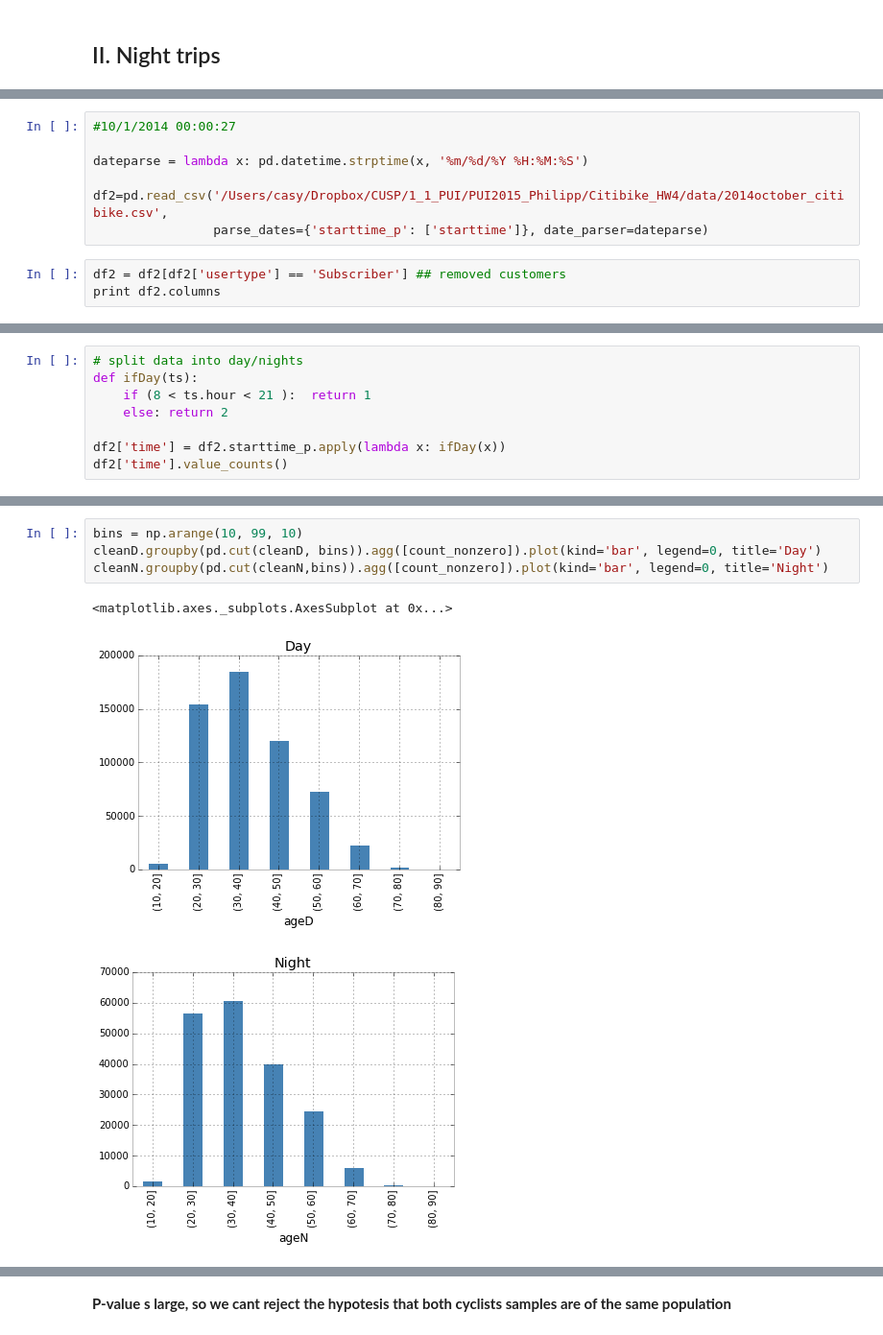
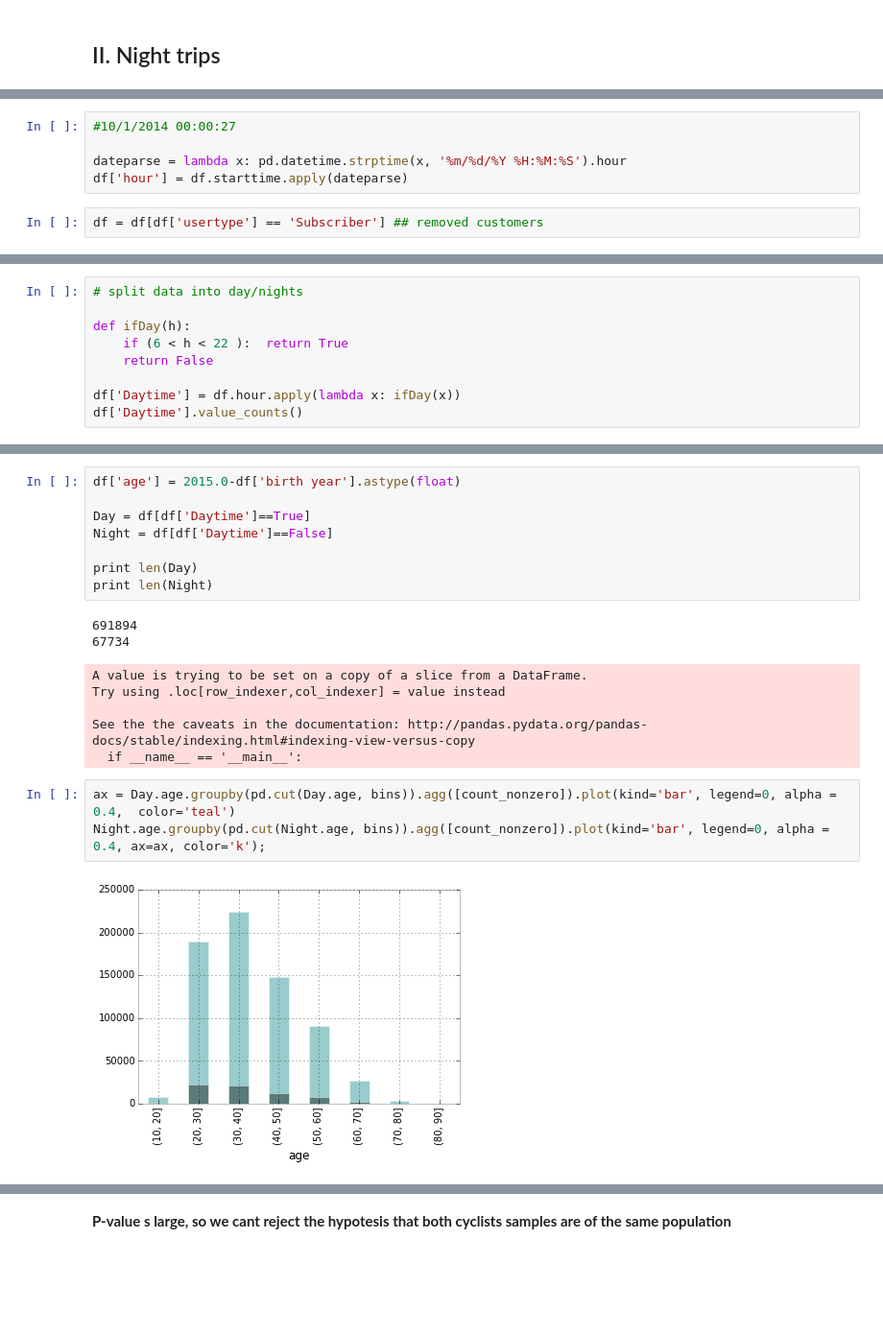
Before and after one commit to Casyfill/PUI2015_Philipp, a Jupyter notebook: Citibike_HW4/citibikes_compare_distributions.ipynb, the cells around one changed output, grey strips where cells are left out. Shown: that part at 96% size. Saved outputs shown, nothing was run; the diff lists cells and outputs as text; blank space fills up the shorter version.

```diff
--- a/Citibike_HW4/citibikes_compare_distributions.ipynb
+++ b/Citibike_HW4/citibikes_compare_distributions.ipynb
@@ -165,10 +219,7 @@ df['mystarttime'].dt.hour
 # %%
 #10/1/2014 00:00:27
 
-dateparse = lambda x: pd.datetime.strptime(x, '%m/%d/%Y %H:%M:%S')
-
-df2=pd.read_csv('/Users/casy/Dropbox/CUSP/1_1_PUI/PUI2015_Philipp/Citibike_HW4/data/2014october_citibike.csv',
-                parse_dates={'starttime_p': ['starttime']}, date_parser=dateparse)
+dateparse = lambda x: pd.datetime.strptime(x, '%m/%d/%Y %H:%M:%S').hour
+df['hour'] = df.starttime.apply(dateparse)
 # %%
-df2 = df2[df2['usertype'] == 'Subscriber'] ## removed customers
-print df2.columns
+df = df[df['usertype'] == 'Subscriber'] ## removed customers
@@ -192,9 +226,10 @@ dtype: int64
 # %%
 # split data into day/nights
-def ifDay(ts):
-    if (8 < ts.hour < 21 ):  return 1
-    else: return 2
 
-df2['time'] = df2.starttime_p.apply(lambda x: ifDay(x))
-df2['time'].value_counts()
+def ifDay(h):
+    if (6 < h < 22 ):  return True
+    return False
+
+df['Daytime'] = df.hour.apply(lambda x: ifDay(x))
+df['Daytime'].value_counts()
 # %% [output]
@@ -210,9 +243,22 @@ cleanD = df2['ageD'].dropna()
+# %%
+df['age'] = 2015.0-df['birth year'].astype(float)
+
+Day = df[df['Daytime']==True]
+Night = df[df['Daytime']==False]
+
+print len(Day)
+print len(Night)
+# %% [output]
+691894
+67734
+A value is trying to be set on a copy of a slice from a DataFrame.
+Try using .loc[row_indexer,col_indexer] = value instead
+
+See the the caveats in the documentation: http://pandas.pydata.org/pandas-docs/stable/indexing.html#indexing-view-versus-copy
+  if __name__ == '__main__':
 # %%
-bins = np.arange(10, 99, 10)
-cleanD.groupby(pd.cut(cleanD, bins)).agg([count_nonzero]).plot(kind='bar', legend=0, title='Day')
-cleanN.groupby(pd.cut(cleanN,bins)).agg([count_nonzero]).plot(kind='bar', legend=0, title='Night')
+ax = Day.age.groupby(pd.cut(Day.age, bins)).agg([count_nonzero]).plot(kind='bar', legend=0, alpha = 0.4,  color='teal')
+Night.age.groupby(pd.cut(Night.age, bins)).agg([count_nonzero]).plot(kind='bar', legend=0, alpha = 0.4, ax=ax, color='k');
 # %% [output]
-<matplotlib.axes._subplots.AxesSubplot at 0x...>
-[figure, old version]
+[figure, new version]
-[figure, removed]
 # %%
```
Also changed, not shown: parts of 45 cells of this notebook, 1 other file.
